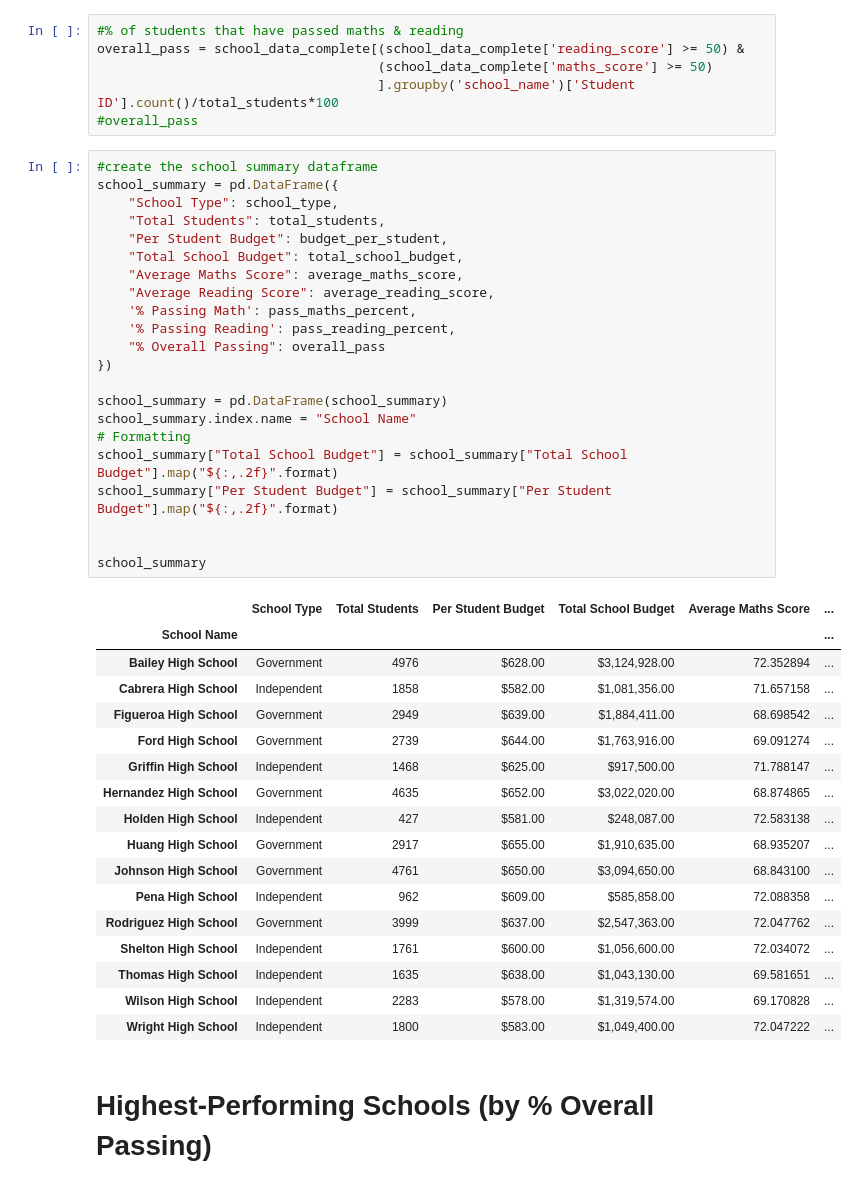
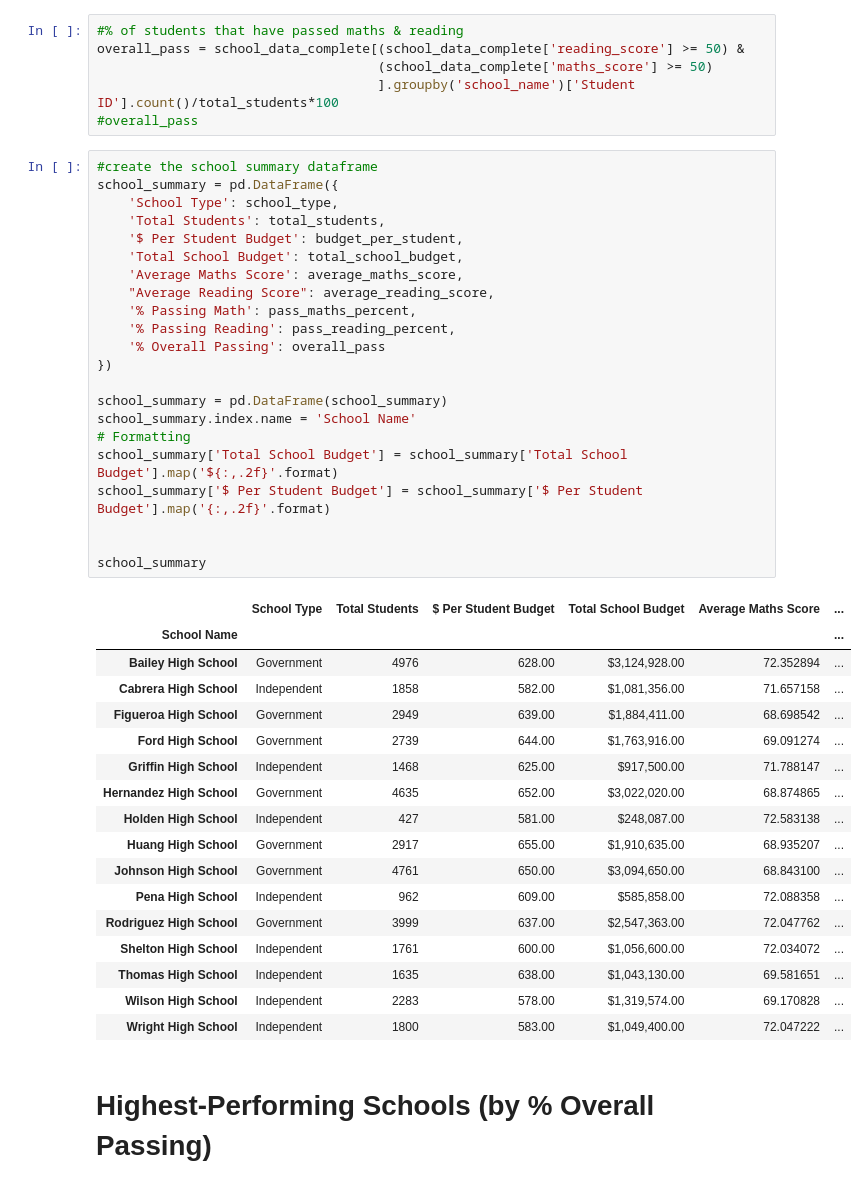
Before and after one commit to rtTAP/pandas-challenge, a Jupyter notebook: PyCitySchoolsMain.ipynb, the cells around one changed output. Saved outputs shown, nothing was run; the diff lists cells and outputs as text.

```diff
--- a/PyCitySchoolsMain.ipynb
+++ b/PyCitySchoolsMain.ipynb
@@ -161,43 +154,43 @@ overall_pass = school_data_complete[(school_data_complete['reading_score'] >= 50
 # %%
 #create the school summary dataframe
 school_summary = pd.DataFrame({
-    "School Type": school_type,
-    "Total Students": total_students,
-    "Per Student Budget": budget_per_student,
-    "Total School Budget": total_school_budget,
-    "Average Maths Score": average_maths_score,
+    'School Type': school_type,
+    'Total Students': total_students,
+    '$ Per Student Budget': budget_per_student,
+    'Total School Budget': total_school_budget,
+    'Average Maths Score': average_maths_score,
     "Average Reading Score": average_reading_score,
     '% Passing Math': pass_maths_percent,
     '% Passing Reading': pass_reading_percent,
-    "% Overall Passing": overall_pass
+    '% Overall Passing': overall_pass
 })
 
 school_summary = pd.DataFrame(school_summary)
-school_summary.index.name = "School Name"
+school_summary.index.name = 'School Name'
 # Formatting
-school_summary["Total School Budget"] = school_summary["Total School Budget"].map("${:,.2f}".format)
-school_summary["Per Student Budget"] = school_summary["Per Student Budget"].map("${:,.2f}".format)
+school_summary['Total School Budget'] = school_summary['Total School Budget'].map('${:,.2f}'.format)
+school_summary['$ Per Student Budget'] = school_summary['$ Per Student Budget'].map('{:,.2f}'.format)
 
 
 school_summary
 # %% [output]
-|  | School Type | Total Students | Per Student Budget | Total School Budget | Average Maths Score | ... |
+|  | School Type | Total Students | $ Per Student Budget | Total School Budget | Average Maths Score | ... |
 | School Name |  |  |  |  |  | ... |
-| Bailey High School | Government | 4976 | $628.00 | $3,124,928.00 | 72.352894 | ... |
-| Cabrera High School | Independent | 1858 | $582.00 | $1,081,356.00 | 71.657158 | ... |
-| Figueroa High School | Government | 2949 | $639.00 | $1,884,411.00 | 68.698542 | ... |
-| Ford High School | Government | 2739 | $644.00 | $1,763,916.00 | 69.091274 | ... |
-| Griffin High School | Independent | 1468 | $625.00 | $917,500.00 | 71.788147 | ... |
-| Hernandez High School | Government | 4635 | $652.00 | $3,022,020.00 | 68.874865 | ... |
-| Holden High School | Independent | 427 | $581.00 | $248,087.00 | 72.583138 | ... |
-| Huang High School | Government | 2917 | $655.00 | $1,910,635.00 | 68.935207 | ... |
-| Johnson High School | Government | 4761 | $650.00 | $3,094,650.00 | 68.843100 | ... |
-| Pena High School | Independent | 962 | $609.00 | $585,858.00 | 72.088358 | ... |
-| Rodriguez High School | Government | 3999 | $637.00 | $2,547,363.00 | 72.047762 | ... |
-| Shelton High School | Independent | 1761 | $600.00 | $1,056,600.00 | 72.034072 | ... |
-| Thomas High School | Independent | 1635 | $638.00 | $1,043,130.00 | 69.581651 | ... |
-| Wilson High School | Independent | 2283 | $578.00 | $1,319,574.00 | 69.170828 | ... |
-| Wright High School | Independent | 1800 | $583.00 | $1,049,400.00 | 72.047222 | ... |
+| Bailey High School | Government | 4976 | 628.00 | $3,124,928.00 | 72.352894 | ... |
+| Cabrera High School | Independent | 1858 | 582.00 | $1,081,356.00 | 71.657158 | ... |
+| Figueroa High School | Government | 2949 | 639.00 | $1,884,411.00 | 68.698542 | ... |
+| Ford High School | Government | 2739 | 644.00 | $1,763,916.00 | 69.091274 | ... |
+| Griffin High School | Independent | 1468 | 625.00 | $917,500.00 | 71.788147 | ... |
+| Hernandez High School | Government | 4635 | 652.00 | $3,022,020.00 | 68.874865 | ... |
+| Holden High School | Independent | 427 | 581.00 | $248,087.00 | 72.583138 | ... |
+| Huang High School | Government | 2917 | 655.00 | $1,910,635.00 | 68.935207 | ... |
+| Johnson High School | Government | 4761 | 650.00 | $3,094,650.00 | 68.843100 | ... |
+| Pena High School | Independent | 962 | 609.00 | $585,858.00 | 72.088358 | ... |
+| Rodriguez High School | Government | 3999 | 637.00 | $2,547,363.00 | 72.047762 | ... |
+| Shelton High School | Independent | 1761 | 600.00 | $1,056,600.00 | 72.034072 | ... |
+| Thomas High School | Independent | 1635 | 638.00 | $1,043,130.00 | 69.581651 | ... |
+| Wilson High School | Independent | 2283 | 578.00 | $1,319,574.00 | 69.170828 | ... |
+| Wright High School | Independent | 1800 | 583.00 | $1,049,400.00 | 72.047222 | ... |
 # %% [markdown]
 # Highest-Performing Schools (by % Overall Passing)
 # %%
```
Also changed, not shown: parts of 13 cells of this notebook.
